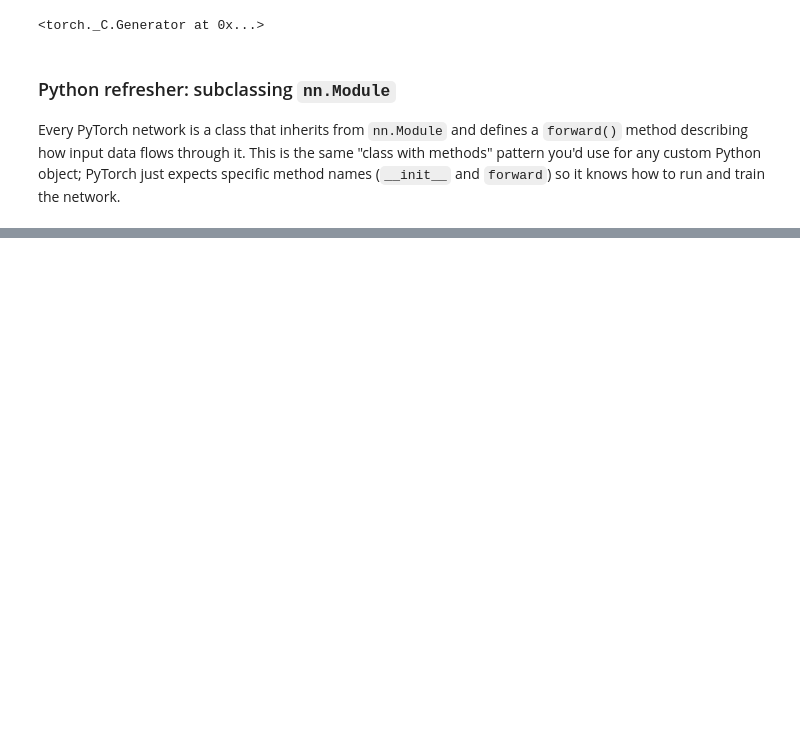
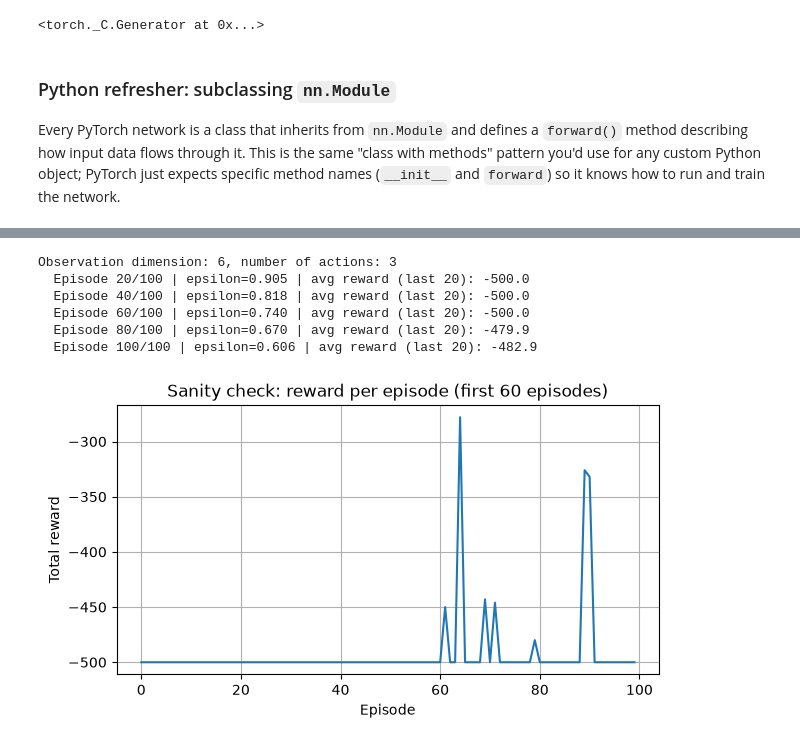
Before and after one commit to riff-raff-17/TTA-Class-Files, a Jupyter notebook: 2026 Term 3/L5308T2_Sat/acrobot_dqn.ipynb, the cells around one changed output, grey strips where cells are left out. Cells and saved outputs as stored; diff of their text form; code cells hidden in the pictures; blank space fills up the shorter version.

```diff
--- a/2026 Term 3/L5308T2_Sat/acrobot_dqn.ipynb
+++ b/2026 Term 3/L5308T2_Sat/acrobot_dqn.ipynb
@@ -109,0 +161,27 @@ class DQNAgent:
+# %%
+_env = gym.make("Acrobot-v1")
+OBS_DIM = _env.observation_space.shape[0]
+N_ACTIONS = _env.action_space.n
+_env.close()
+
+print(f"Observation dimension: {OBS_DIM}, number of actions: {N_ACTIONS}")
+
+torch.manual_seed(SEED)
+sanity_agent = DQNAgent(obs_dim=OBS_DIM, n_actions=N_ACTIONS)
+sanity_rewards = train_dqn(sanity_agent, episodes=100, seed=SEED, verbose_every=20)
+
+plt.figure(figsize=(7, 3.5))
+plt.plot(sanity_rewards)
+plt.title("Sanity check: reward per episode (first 60 episodes)")
+plt.xlabel("Episode")
+plt.ylabel("Total reward")
+plt.grid(True)
+plt.show()
+# %% [output]
+Observation dimension: 6, number of actions: 3
+  Episode 20/100 | epsilon=0.905 | avg reward (last 20): -500.0
+  Episode 40/100 | epsilon=0.818 | avg reward (last 20): -500.0
+  Episode 60/100 | epsilon=0.740 | avg reward (last 20): -500.0
+  Episode 80/100 | epsilon=0.670 | avg reward (last 20): -479.9
+  Episode 100/100 | epsilon=0.606 | avg reward (last 20): -482.9
+[figure, added]
```
Also changed, not shown: parts of 4 cells of this notebook, 27 other files.
